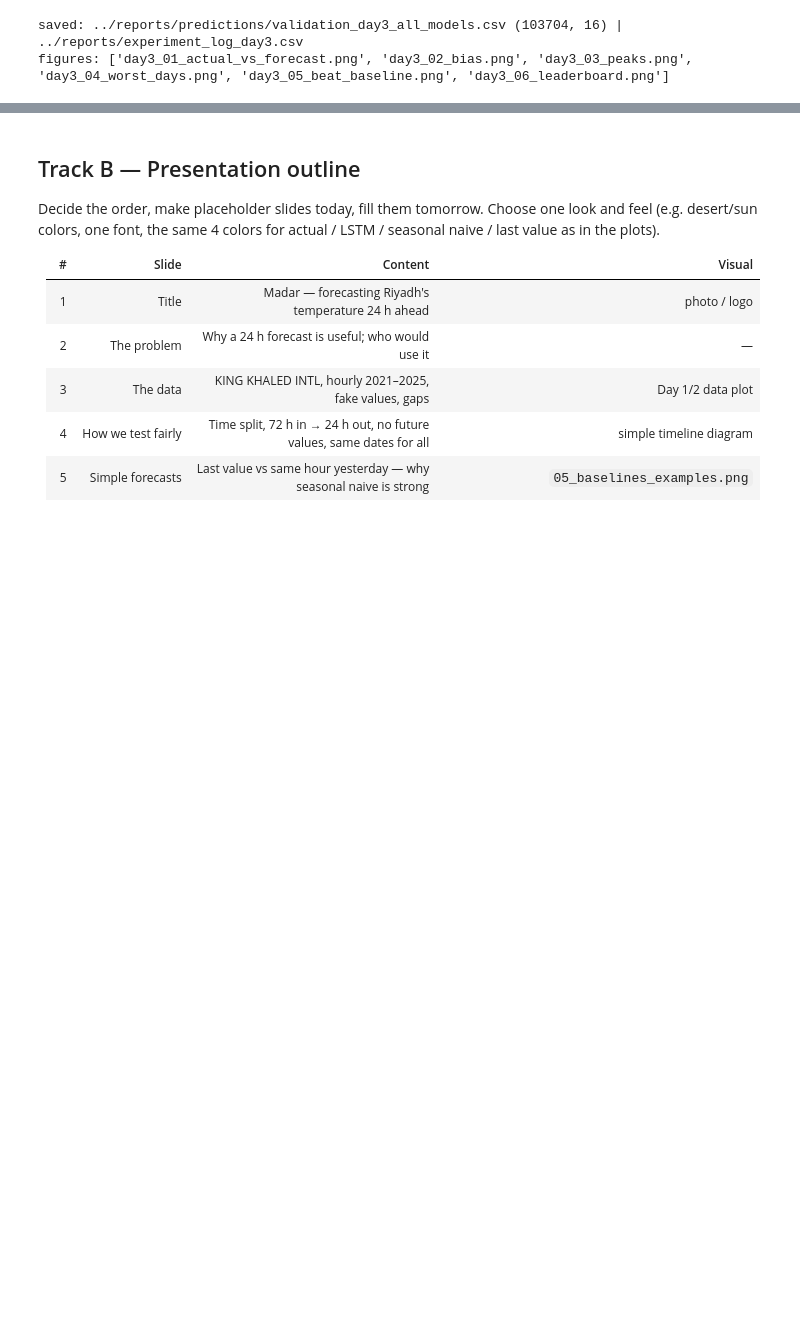
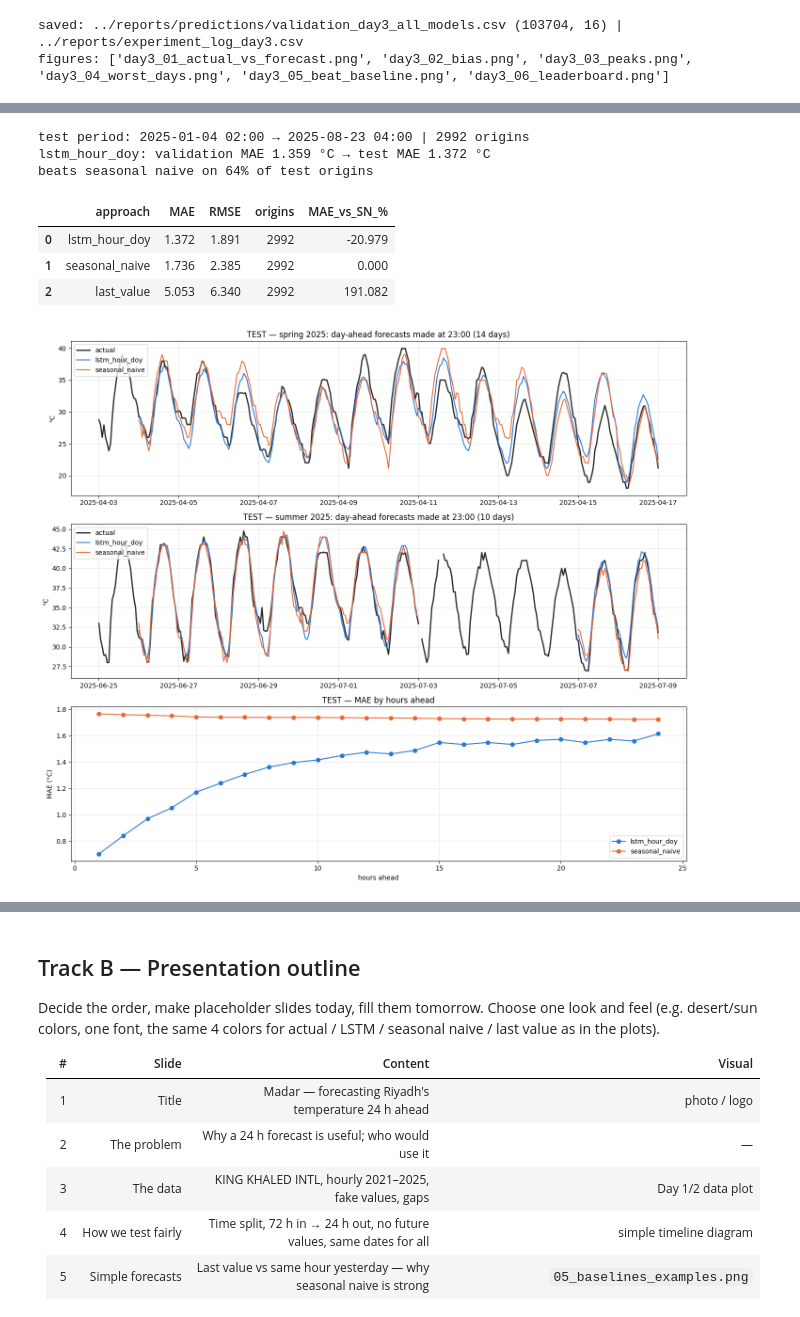
Before and after one commit to XAT80/saudi-climate-forecast, a Jupyter notebook: notebooks/03_improve_forecast_day3.ipynb, the cells around one changed output, grey strips where cells are left out. Drawn from its saved outputs; the diff is of its cells as text; code cells hidden in the pictures; blank space fills up the shorter version.

Commit message:
Day 4: final test evaluation (2025)

```diff
--- a/notebooks/03_improve_forecast_day3.ipynb
+++ b/notebooks/03_improve_forecast_day3.ipynb
@@ -1081,0 +1084,64 @@ figures: ['day3_01_actual_vs_forecast.png', 'day3_02_bias.png', 'day3_03_peaks.p
+# %%
+o_test = ORIGINS["test"]
+pos_t  = idx.get_indexer(o_test)
+A_test = y[pos_t[:, None] + STEPS]                                    # actual °C, (n, 24)
+X_test, _ = make_xy(o_test, cfg["window"], cfg["features"])         # past values only
+P_test = {SELECTED:         to_celsius(model.predict(X_test, verbose=0)),
+          "seasonal_naive": y[pos_t[:, None] + STEPS - 24],
+          "last_value":     np.repeat(y[pos_t][:, None], HORIZON, axis=1)}
+assert not np.isnan(A_test).any() and all(not np.isnan(p).any() for p in P_test.values())
+
+TEST = pd.DataFrame([{"approach": n, "MAE": mae(A_test, p), "RMSE": rmse(A_test, p), "origins": len(o_test)}
+                     for n, p in P_test.items()])
+TEST["MAE_vs_SN_%"] = 100 * (TEST["MAE"] / TEST.loc[TEST.approach == "seasonal_naive", "MAE"].item() - 1)
+TEST.to_csv(f"{PRED_DIR}/test_final_scores.csv", index=False)
+
+err_l = np.abs(P_test[SELECTED] - A_test)
+err_s = np.abs(P_test["seasonal_naive"] - A_test)
+wins_t = (err_l.mean(axis=1) < err_s.mean(axis=1)).mean()
+print(f"test period: {o_test[0]:%Y-%m-%d %H:%M} → {o_test[-1]:%Y-%m-%d %H:%M} | {len(o_test)} origins")
+print(f"{SELECTED}: validation MAE {score(SELECTED)['MAE']:.3f} °C → test MAE {mae(A_test, P_test[SELECTED]):.3f} °C")
+print(f"beats seasonal naive on {wins_t:.0%} of test origins")
+display(TEST.round(3))
+
+# Plot: actual vs predicted on the test period (day-ahead forecasts made at 23:00) + MAE by hours ahead
+P_df  = pd.DataFrame(P_test[SELECTED], index=o_test, columns=STEPS)
+SN_df = pd.DataFrame(P_test["seasonal_naive"], index=o_test, columns=STEPS)
+D_T = o_test[o_test.hour == 23]
+
+def best_window_t(m1, m2, days=14):
+    d = D_T[(D_T.month >= m1) & (D_T.month <= m2)]
+    starts = d.normalize().unique()
+    counts = [((d >= s) & (d < s + pd.Timedelta(days=days))).sum() for s in starts]
+    s = starts[int(np.argmax(counts))]
+    return s, s + pd.Timedelta(days=days)
+
+def stitch_t(df, origins_):
+    parts = [pd.Series(df.loc[t].to_numpy(), index=t + pd.to_timedelta(STEPS, unit="h")) for t in origins_]
+    return pd.concat(parts) if parts else pd.Series(dtype=float)
+
+fig, axes = plt.subplots(3, 1, figsize=(14, 12))
+for ax, (label, (m1, m2)) in zip(axes[:2], {"spring 2025": (3, 5), "summer 2025": (6, 8)}.items()):
+    a, b = best_window_t(m1, m2)
+    o = D_T[(D_T >= a) & (D_T < b)]
+    full = pd.date_range(a, b, freq="h", tz=TZ)
+    ax.plot(full, hourly.reindex(full).to_numpy(), color=COLORS["actual"], lw=2, label="actual")
+    for name, dfp in {SELECTED: P_df, "seasonal_naive": SN_df}.items():
+        ax.plot(full, stitch_t(dfp, o).reindex(full).to_numpy(), lw=1.5, color=color_of(name), label=name)
+    ax.set(title=f"TEST — {label}: day-ahead forecasts made at 23:00 ({len(o)} days)", ylabel="°C")
+    ax.grid(alpha=0.3); ax.legend(loc="upper left")
+axes[2].plot(STEPS, err_l.mean(axis=0), marker="o", color=color_of(SELECTED), label=SELECTED)
+axes[2].plot(STEPS, err_s.mean(axis=0), marker="o", color=COLORS["seasonal_naive"], label="seasonal_naive")
+axes[2].set(title="TEST — MAE by hours ahead", xlabel="hours ahead", ylabel="MAE (°C)")
+axes[2].grid(alpha=0.3); axes[2].legend()
+plt.tight_layout()
+fig.savefig(f"{FIG_DIR}/day4_test_actual_vs_forecast.png", dpi=150, bbox_inches="tight")
+# %% [output]
+test period: 2025-01-04 02:00 → 2025-08-23 04:00 | 2992 origins
+lstm_hour_doy: validation MAE 1.359 °C → test MAE 1.372 °C
+beats seasonal naive on 64% of test origins
+|  | approach | MAE | RMSE | origins | MAE_vs_SN_% |
+| 0 | lstm_hour_doy | 1.372 | 1.891 | 2992 | -20.979 |
+| 1 | seasonal_naive | 1.736 | 2.385 | 2992 | 0.000 |
+| 2 | last_value | 5.053 | 6.340 | 2992 | 191.082 |
+[figure, added]
```
Also changed, not shown: parts of 14 cells of this notebook, 17 other files.
